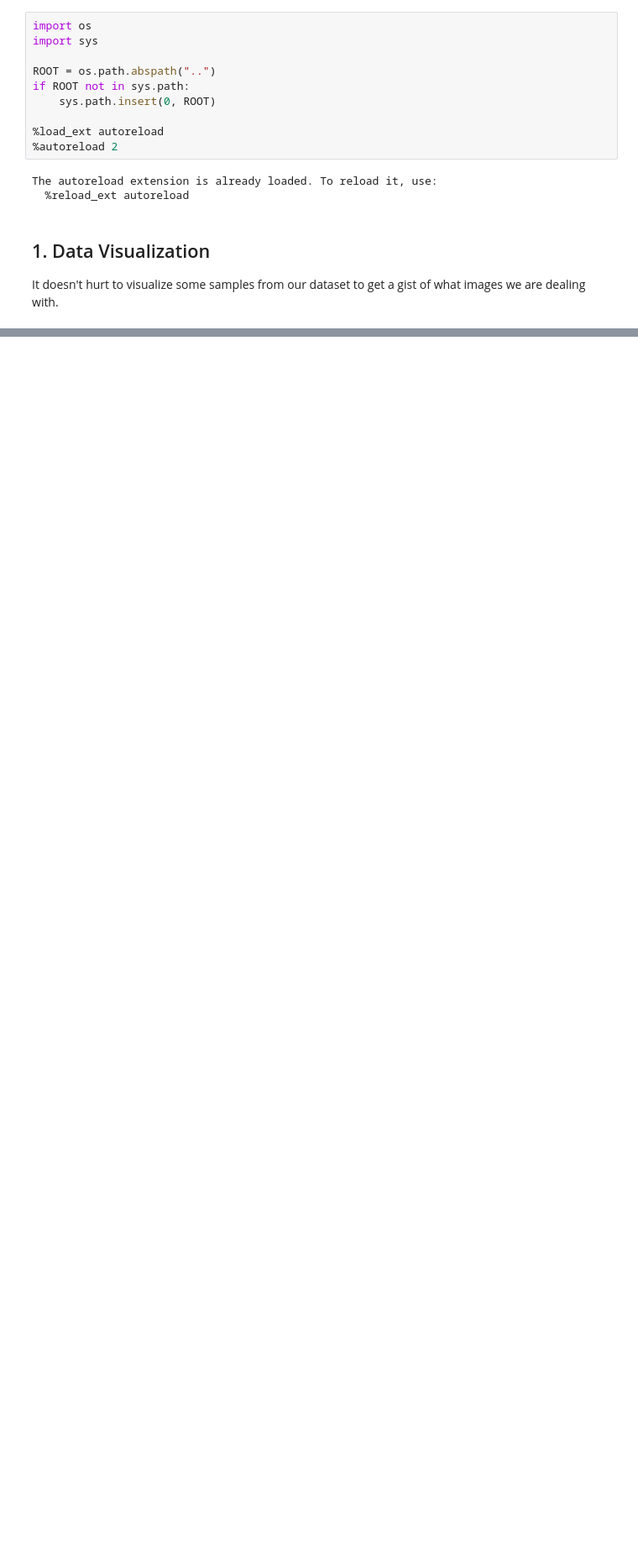
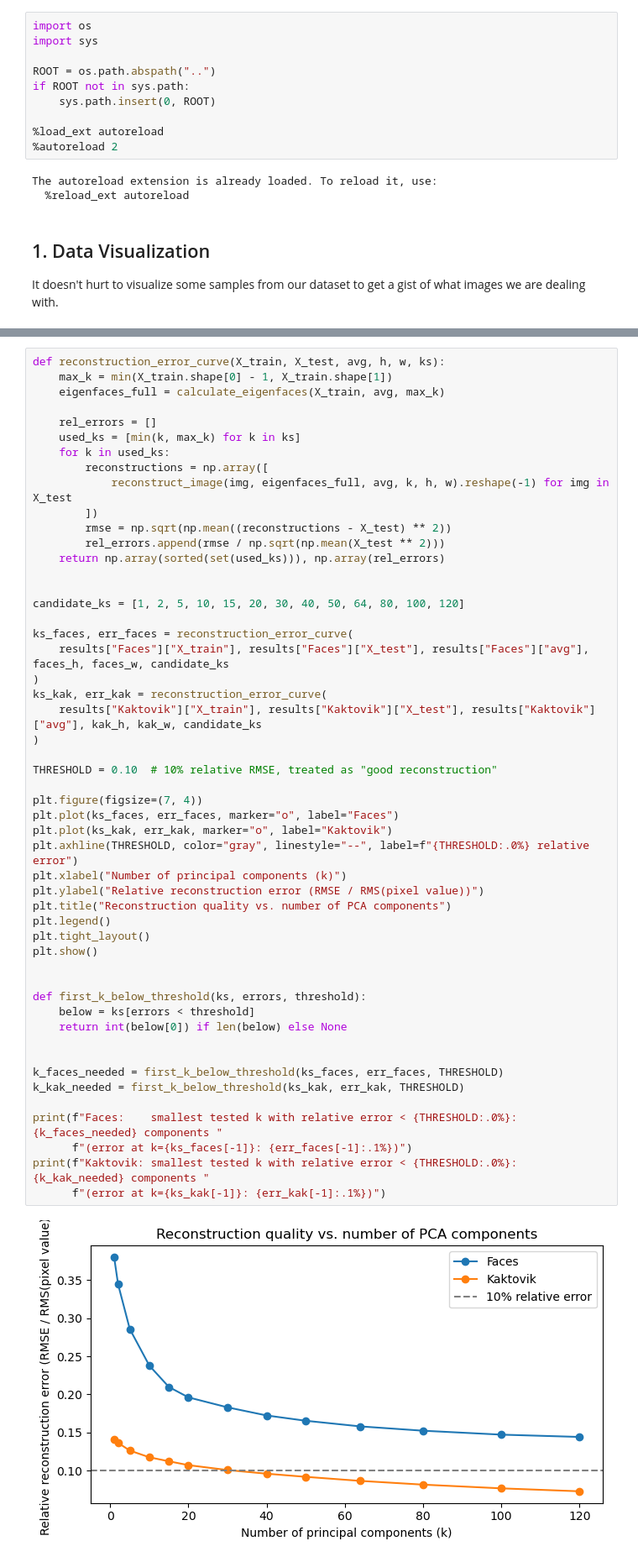
Before and after one commit to mo-karbalaee/IntroML, a Jupyter notebook: ex_4/notebooks/playground.ipynb, the cells around one changed output, grey strips where cells are left out. Shown at 84% size. Saved outputs shown, nothing was run; the diff lists cells and outputs as text; blank space fills up the shorter version.

```diff
--- a/ex_4/notebooks/playground.ipynb
+++ b/ex_4/notebooks/playground.ipynb
@@ -70,0 +262,53 @@ In this section we answer a few conceptual questions with metrics and visualizat
+# %%
+def reconstruction_error_curve(X_train, X_test, avg, h, w, ks):
+    max_k = min(X_train.shape[0] - 1, X_train.shape[1])
+    eigenfaces_full = calculate_eigenfaces(X_train, avg, max_k)
+
+    rel_errors = []
+    used_ks = [min(k, max_k) for k in ks]
+    for k in used_ks:
+        reconstructions = np.array([
+            reconstruct_image(img, eigenfaces_full, avg, k, h, w).reshape(-1) for img in X_test
+        ])
+        rmse = np.sqrt(np.mean((reconstructions - X_test) ** 2))
+        rel_errors.append(rmse / np.sqrt(np.mean(X_test ** 2)))
+    return np.array(sorted(set(used_ks))), np.array(rel_errors)
+
+
+candidate_ks = [1, 2, 5, 10, 15, 20, 30, 40, 50, 64, 80, 100, 120]
+
+ks_faces, err_faces = reconstruction_error_curve(
+    results["Faces"]["X_train"], results["Faces"]["X_test"], results["Faces"]["avg"], faces_h, faces_w, candidate_ks
+)
+ks_kak, err_kak = reconstruction_error_curve(
+    results["Kaktovik"]["X_train"], results["Kaktovik"]["X_test"], results["Kaktovik"]["avg"], kak_h, kak_w, candidate_ks
+)
+
+THRESHOLD = 0.10  # 10% relative RMSE, treated as "good reconstruction"
+
+plt.figure(figsize=(7, 4))
+plt.plot(ks_faces, err_faces, marker="o", label="Faces")
+plt.plot(ks_kak, err_kak, marker="o", label="Kaktovik")
+plt.axhline(THRESHOLD, color="gray", linestyle="--", label=f"{THRESHOLD:.0%} relative error")
+plt.xlabel("Number of principal components (k)")
+plt.ylabel("Relative reconstruction error (RMSE / RMS(pixel value))")
+plt.title("Reconstruction quality vs. number of PCA components")
+plt.legend()
+plt.tight_layout()
+plt.show()
+
+
+def first_k_below_threshold(ks, errors, threshold):
+    below = ks[errors < threshold]
+    return int(below[0]) if len(below) else None
+
+
+k_faces_needed = first_k_below_threshold(ks_faces, err_faces, THRESHOLD)
+k_kak_needed = first_k_below_threshold(ks_kak, err_kak, THRESHOLD)
+
+print(f"Faces:    smallest tested k with relative error < {THRESHOLD:.0%}: {k_faces_needed} components "
+      f"(error at k={ks_faces[-1]}: {err_faces[-1]:.1%})")
+print(f"Kaktovik: smallest tested k with relative error < {THRESHOLD:.0%}: {k_kak_needed} components "
+      f"(error at k={ks_kak[-1]}: {err_kak[-1]:.1%})")
+# %% [output]
+[figure, added]
```
Also changed, not shown: parts of 18 cells of this notebook.
